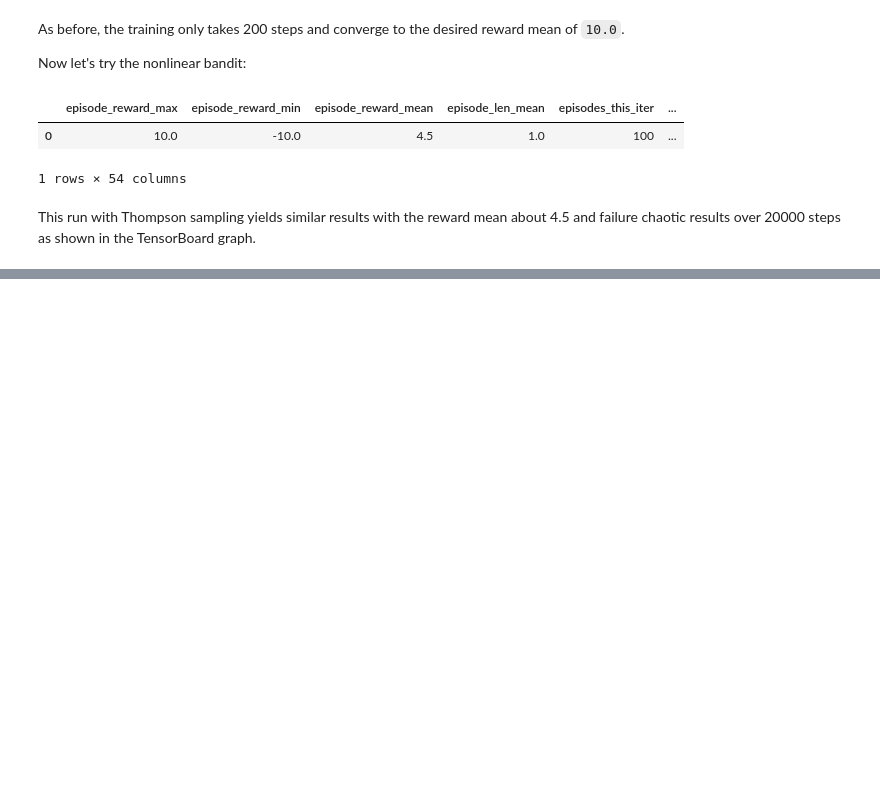
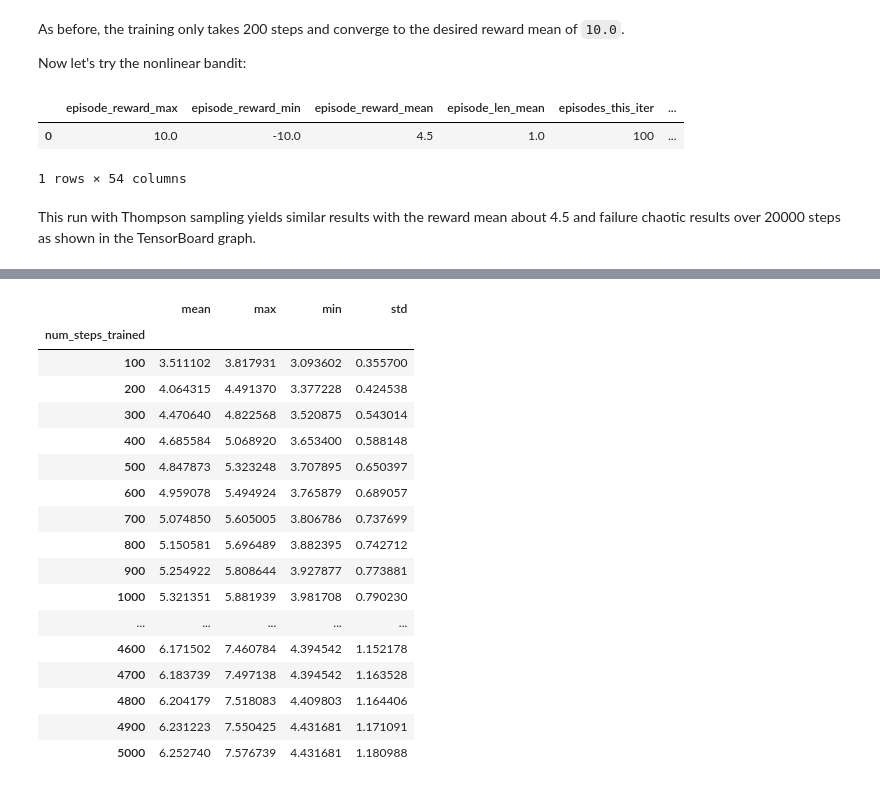
Before and after one commit to anyscale/academy, a Jupyter notebook: ray-rllib/multi-armed-bandits/solutions/Multi-Armed-Bandits-Solutions.ipynb, the cells around one changed output, grey strips where cells are left out. Cells and saved outputs as stored; diff of their text form; code cells hidden in the pictures; blank space fills up the shorter version.

```diff
--- a/ray-rllib/multi-armed-bandits/solutions/Multi-Armed-Bandits-Solutions.ipynb
+++ b/ray-rllib/multi-armed-bandits/solutions/Multi-Armed-Bandits-Solutions.ipynb
@@ -417,0 +426,7 @@ This run with Thompson sampling yields similar results with the reward mean abou
+# %%
+UCB_CONFIG["env"] = ParametricItemRecoEnv
+
+# Actual training_iterations will be 50 * timesteps_per_iteration (100 by default) = 5,000
+training_iterations = 50
+
+print("Running training for %s time steps" % training_iterations)
@@ -417,0 +435,12 @@ This run with Thompson sampling yields similar results with the reward mean abou
+# %%
+start_time = time.time()
+
+analysis = tune.run(
+    "contrib/LinUCB",
+    config=UCB_CONFIG,
+    stop={"training_iteration": training_iterations},
+    num_samples=5,
+    checkpoint_at_end=False
+)
+
+print("The trials took", time.time() - start_time, "seconds\n")
@@ -417,0 +565,28 @@ This run with Thompson sampling yields similar results with the reward mean abou
+# %%
+frame = pd.DataFrame()
+
+for key, df in analysis.trial_dataframes.items():
+    frame = frame.append(df, ignore_index=True)
+
+df = frame.groupby("num_steps_trained")[
+    "learner/cumulative_regret"].aggregate(["mean", "max", "min", "std"])
+df
+# %% [output]
+|  | mean | max | min | std |
+| num_steps_trained |  |  |  |  |
+| 100 | 3.511102 | 3.817931 | 3.093602 | 0.355700 |
+| 200 | 4.064315 | 4.491370 | 3.377228 | 0.424538 |
+| 300 | 4.470640 | 4.822568 | 3.520875 | 0.543014 |
+| 400 | 4.685584 | 5.068920 | 3.653400 | 0.588148 |
+| 500 | 4.847873 | 5.323248 | 3.707895 | 0.650397 |
+| 600 | 4.959078 | 5.494924 | 3.765879 | 0.689057 |
+| 700 | 5.074850 | 5.605005 | 3.806786 | 0.737699 |
+| 800 | 5.150581 | 5.696489 | 3.882395 | 0.742712 |
+| 900 | 5.254922 | 5.808644 | 3.927877 | 0.773881 |
+| 1000 | 5.321351 | 5.881939 | 3.981708 | 0.790230 |
+| ... | ... | ... | ... | ... |
+| 4600 | 6.171502 | 7.460784 | 4.394542 | 1.152178 |
+| 4700 | 6.183739 | 7.497138 | 4.394542 | 1.163528 |
+| 4800 | 6.204179 | 7.518083 | 4.409803 | 1.164406 |
+| 4900 | 6.231223 | 7.550425 | 4.431681 | 1.171091 |
+| 5000 | 6.252740 | 7.576739 | 4.431681 | 1.180988 |
```
Also changed, not shown: parts of 19 cells of this notebook, 5 other files.
